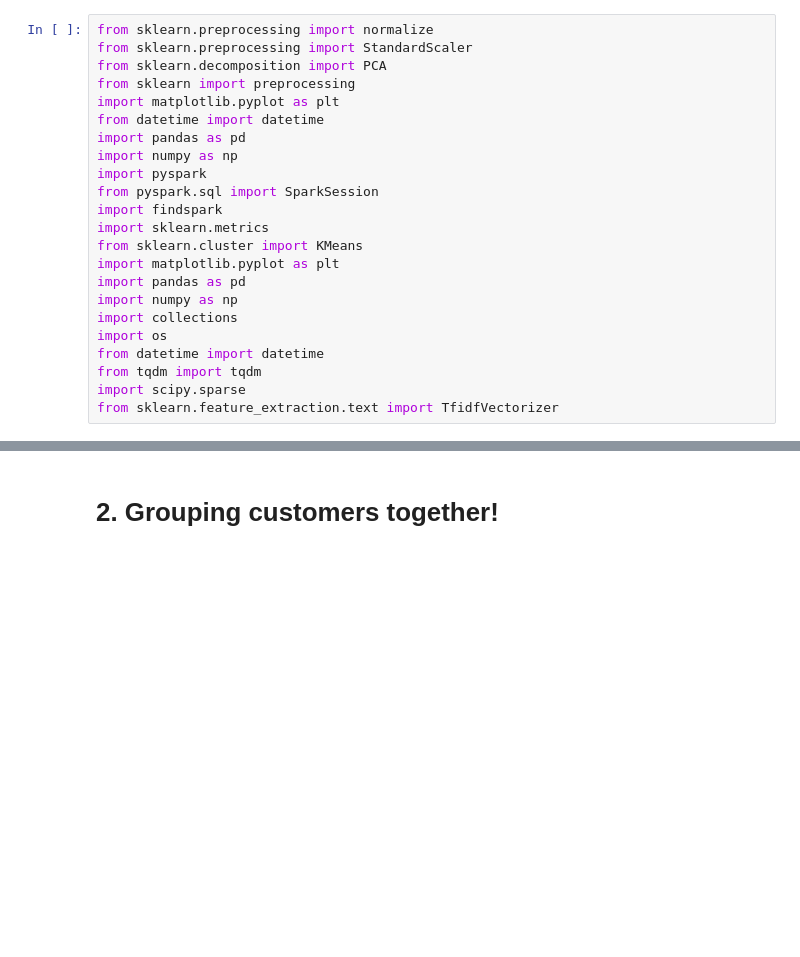
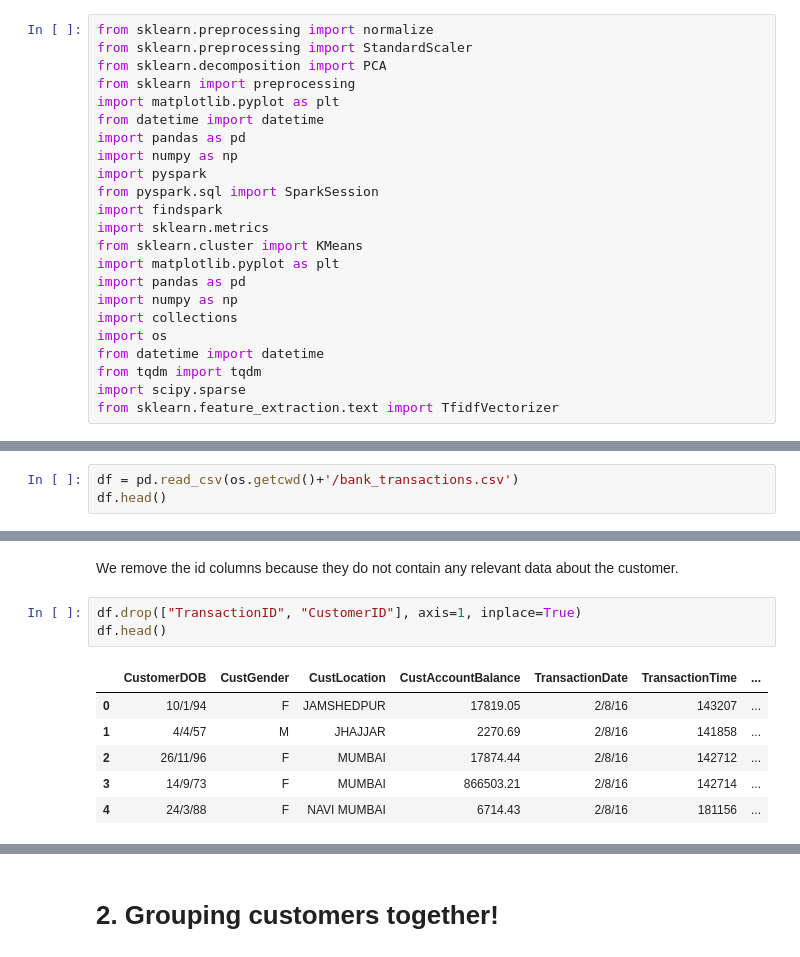
Before and after one commit to YassHarrach/ADM-HW4, a Jupyter notebook: main.ipynb, the cells around one changed output, grey strips where cells are left out. Drawn from its saved outputs; the diff is of its cells as text; blank space fills up the shorter version.

```diff
--- a/main.ipynb
+++ b/main.ipynb
@@ -23,0 +28,3 @@ from sklearn.feature_extraction.text import TfidfVectorizer
+# %%
+df = pd.read_csv(os.getcwd()+'/bank_transactions.csv')
+df.head()
@@ -23,0 +93,12 @@ from sklearn.feature_extraction.text import TfidfVectorizer
+# %% [markdown]
+We remove the id columns because they do not contain any relevant data about the customer.
+# %%
+df.drop(["TransactionID", "CustomerID"], axis=1, inplace=True)
+df.head()
+# %% [output]
+|  | CustomerDOB | CustGender | CustLocation | CustAccountBalance | TransactionDate | TransactionTime | ... |
+| 0 | 10/1/94 | F | JAMSHEDPUR | 17819.05 | 2/8/16 | 143207 | ... |
+| 1 | 4/4/57 | M | JHAJJAR | 2270.69 | 2/8/16 | 141858 | ... |
+| 2 | 26/11/96 | F | MUMBAI | 17874.44 | 2/8/16 | 142712 | ... |
+| 3 | 14/9/73 | F | MUMBAI | 866503.21 | 2/8/16 | 142714 | ... |
+| 4 | 24/3/88 | F | NAVI MUMBAI | 6714.43 | 2/8/16 | 181156 | ... |
```
Also changed, not shown: parts of 68 cells of this notebook.
